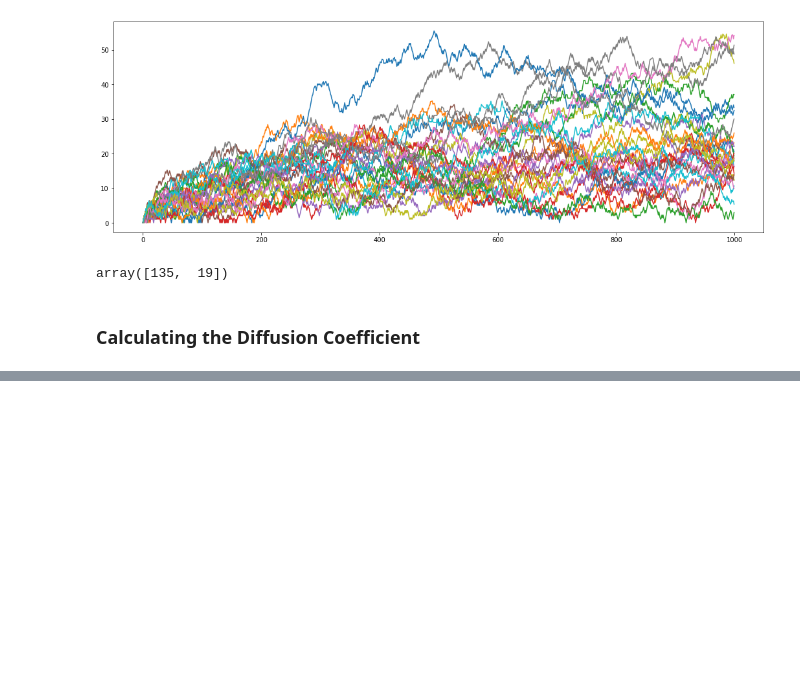
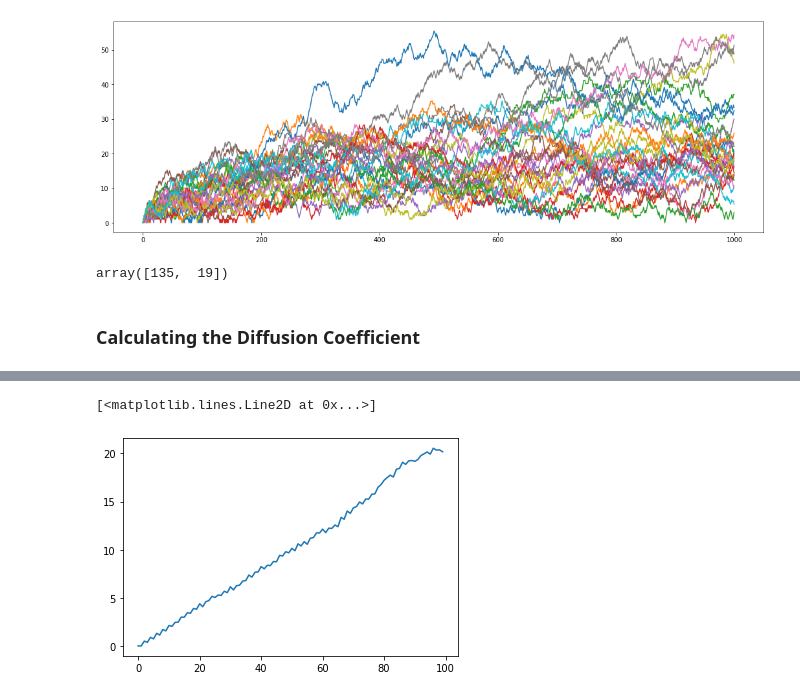
Before and after one commit to alifele/Computational-Physics, a Jupyter notebook: ComputationalPhysicsBookOld/RandomSystems/2D RandomWalker.ipynb, the cells around one changed output, grey strips where cells are left out. Cells and saved outputs as stored; diff of their text form; code cells hidden in the pictures; blank space fills up the shorter version.

```diff
--- a/ComputationalPhysicsBookOld/RandomSystems/2D RandomWalker.ipynb
+++ b/ComputationalPhysicsBookOld/RandomSystems/2D RandomWalker.ipynb
@@ -95,0 +154,5 @@ plt.legend()
+# %%
+plt.plot(stepsRange,varList)
+# %% [output]
+[<matplotlib.lines.Line2D at 0x...>]
+[figure, added]
```
Also changed, not shown: parts of 13 cells of this notebook, 1 other file.
